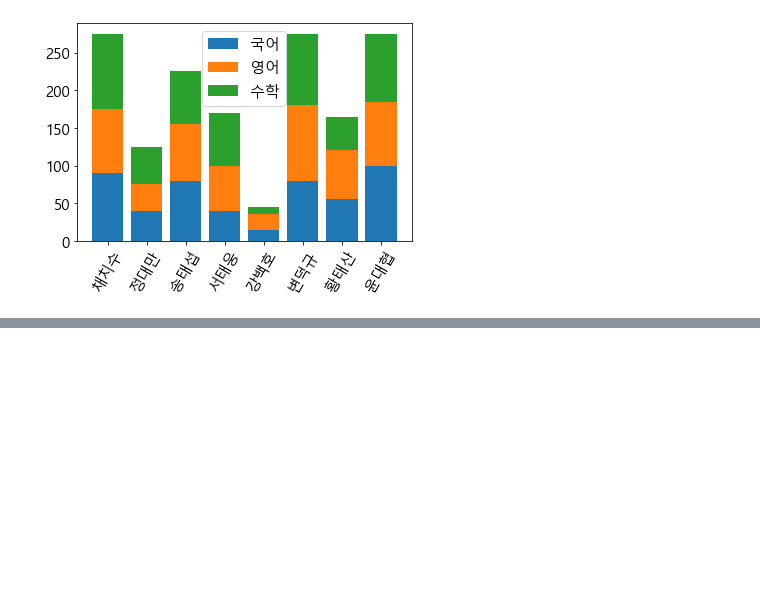
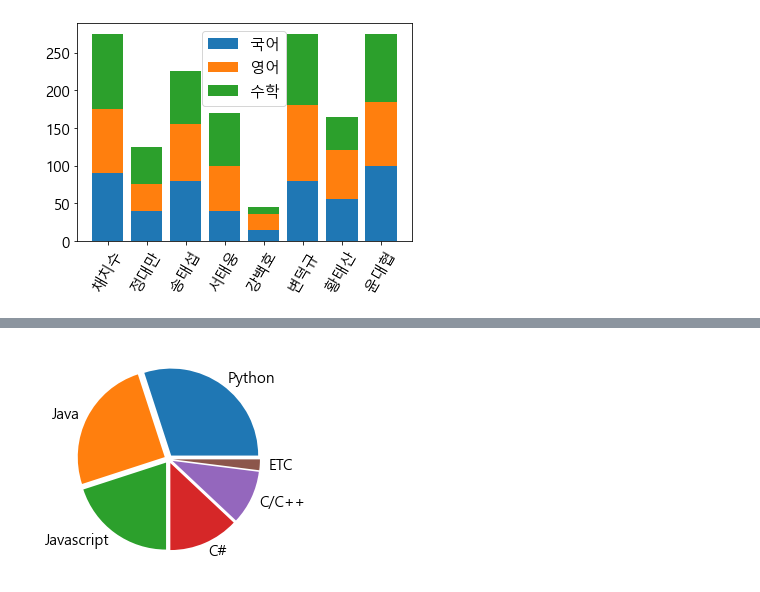
Before and after one commit to dmsxo0691/Java-Python, a Jupyter notebook: 20221031/graph2.ipynb, the cells around one changed output, grey strips where cells are left out. Drawn from its saved outputs; the diff is of its cells as text; code cells hidden in the pictures; blank space fills up the shorter version.

```diff
--- a/20221031/graph2.ipynb
+++ b/20221031/graph2.ipynb
@@ -252,0 +260,8 @@ plt.legend()
+# %%
+values = [30, 25, 20, 13, 10, 2]
+labels = ['Python', 'Java', 'Javascript', 'C#', 'C/C++', 'ETC']
+deplode = [0.05] * 6
+plt.pie(values, labels = labels, explode=deplode)
+plt.show()
+# %% [output]
+[figure, added]
```
Also changed, not shown: parts of 13 cells of this notebook.
